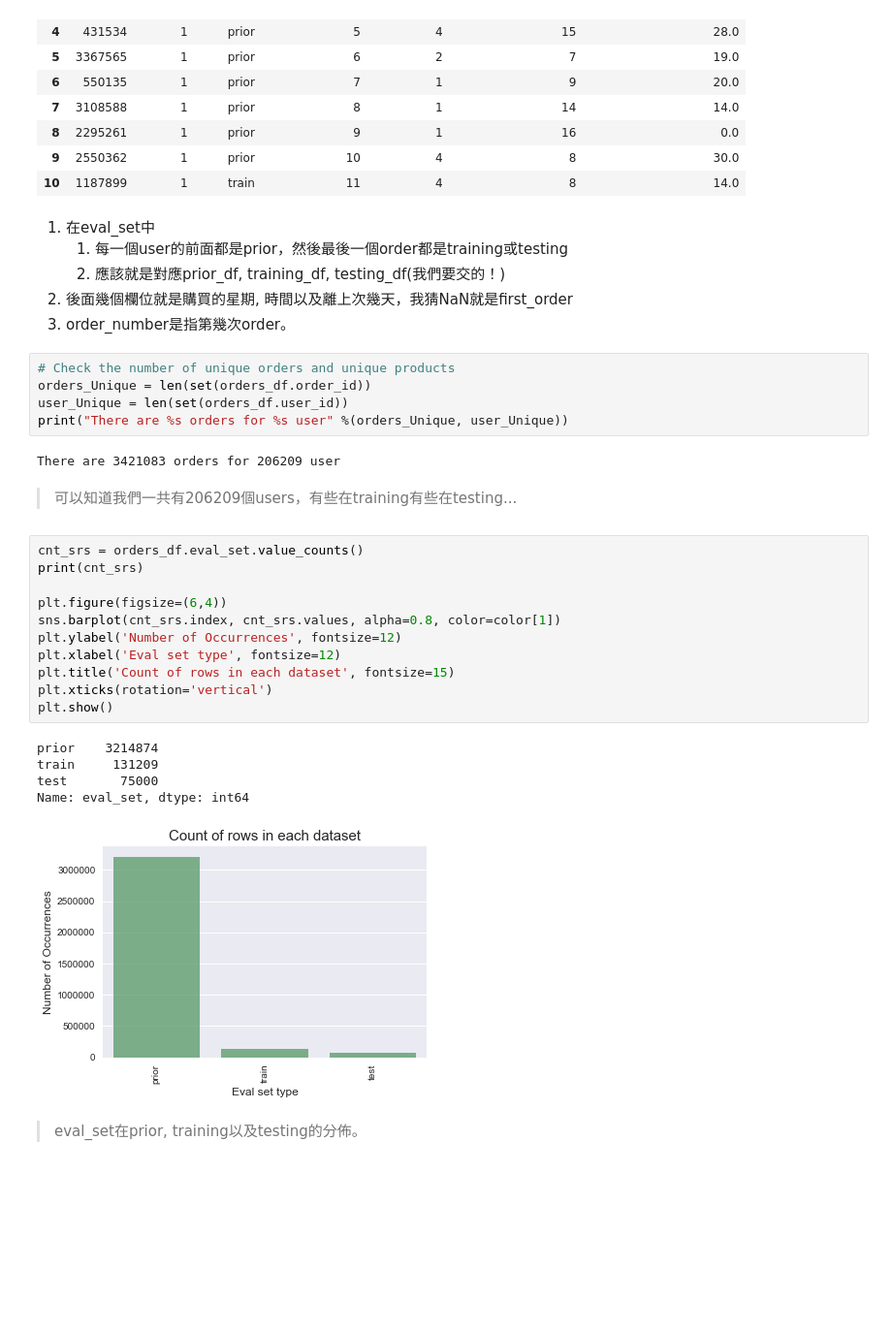
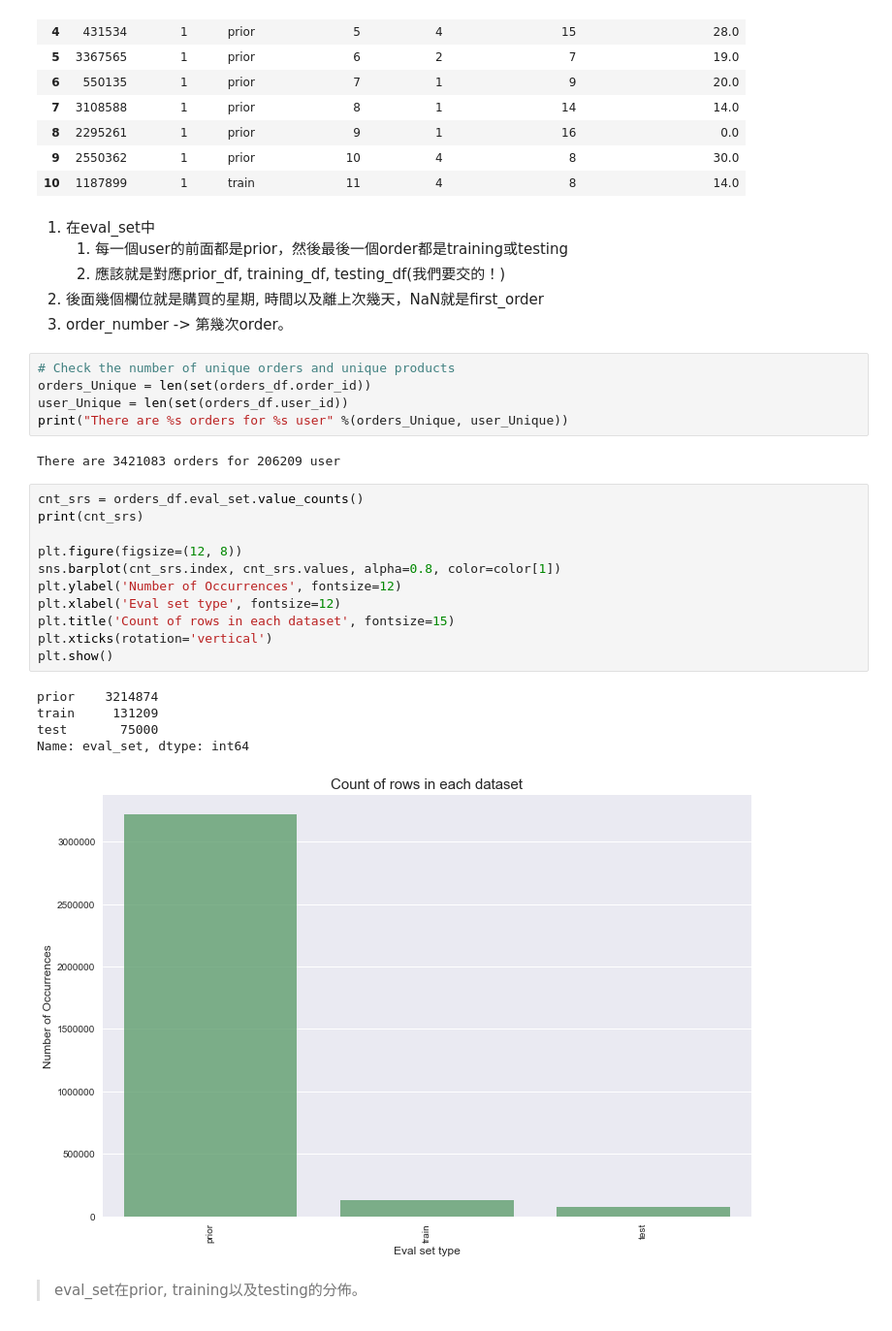
Before and after one commit to t830506/Kaggle_Compitition-Instacart_Market_Basket_Analysis, a Jupyter notebook: a_visualization.ipynb, the cells around one changed output. Shown at 97% size. Saved outputs shown, nothing was run; the diff lists cells and outputs as text; blank space fills up the shorter version.

```diff
--- a/a_visualization.ipynb
+++ b/a_visualization.ipynb
@@ -54,8 +54,8 @@ orders_df.head(11)
 1. 在eval_set中
     1. 每一個user的前面都是prior，然後最後一個order都是training或testing
     2. 應該就是對應prior_df, training_df, testing_df(我們要交的！)
-2. 後面幾個欄位就是購買的星期, 時間以及離上次幾天，我猜NaN就是first_order
-3. order_number是指第幾次order。
+2. 後面幾個欄位就是購買的星期, 時間以及離上次幾天，NaN就是first_order
+3. order_number -> 第幾次order。
 # %%
 # Check the number of unique orders and unique products
 orders_Unique = len(set(orders_df.order_id))
@@ -63,25 +63,23 @@ user_Unique = len(set(orders_df.user_id))
 print("There are %s orders for %s user" %(orders_Unique, user_Unique))
 # %% [output]
 There are 3421083 orders for 206209 user
-# %% [markdown]
-> 可以知道我們一共有206209個users，有些在training有些在testing...
 # %%
 cnt_srs = orders_df.eval_set.value_counts()
 print(cnt_srs)
 
-plt.figure(figsize=(6,4))
+plt.figure(figsize=(12, 8))
 sns.barplot(cnt_srs.index, cnt_srs.values, alpha=0.8, color=color[1])
 plt.ylabel('Number of Occurrences', fontsize=12)
 plt.xlabel('Eval set type', fontsize=12)
 plt.title('Count of rows in each dataset', fontsize=15)
 plt.xticks(rotation='vertical')
 plt.show()
 # %% [output]
 prior    3214874
 train     131209
 test       75000
 Name: eval_set, dtype: int64
-[figure, old version]
+[figure, new version]
 # %% [markdown]
 > eval_set在prior, training以及testing的分佈。
 # %%
```
Also changed, not shown: parts of 26 cells of this notebook, 3 other files.
